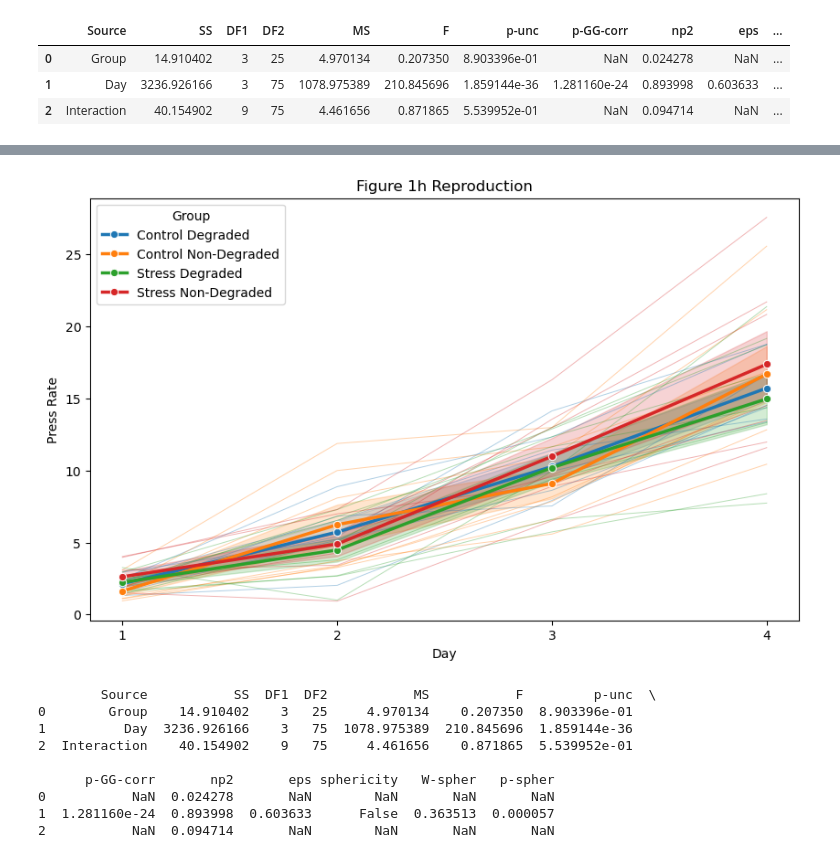
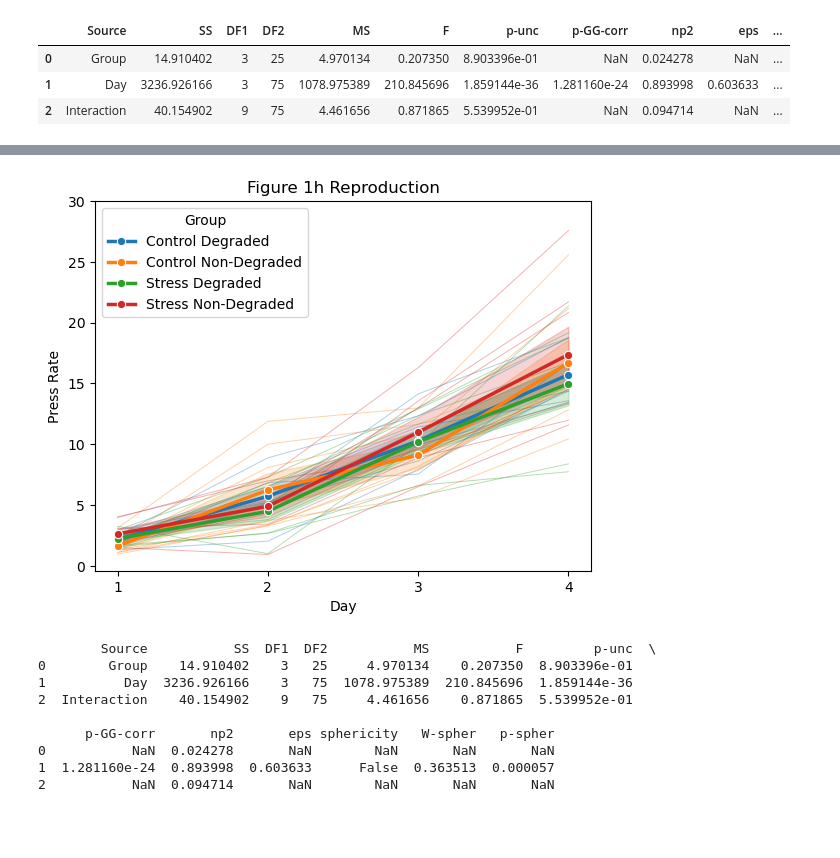
Before and after one commit to tristantd/giovannielloetal2025, a Jupyter notebook: Original_data_reproduce.ipynb, the cells around one changed output, grey strips where cells are left out. Saved outputs shown, nothing was run; the diff lists cells and outputs as text; code cells hidden in the pictures; blank space fills up the shorter version.

```diff
--- a/Original_data_reproduce.ipynb
+++ b/Original_data_reproduce.ipynb
@@ -90,40 +62,41 @@ Group Var             4.264    0.745
 # %%
 # Plot for Figure 1h
 
-plt.figure(figsize=(10,6))
+plt.figure()
 
 # Individual mouse lines
 
 ind_mouse_line = sns.lineplot(
     data=df_1h,
     x='Day',
     y='PressRate',
     hue='Group',
     estimator=None,
     units='Subject_ID',
     lw=0.7,
     alpha=0.35,
     legend=False
 )
 
 # Main lines
 main_group = sns.lineplot(
     data=df_1h,
     x='Day',
     y='PressRate',
     hue='Group',
     errorbar='se',
     lw=2.5,
     marker='o'
 )
 
 plt.title('Figure 1h Reproduction')
 plt.xlabel('Day')
 plt.xticks([1, 2, 3, 4])
+plt.yticks(range(0, 35, 5))
 plt.ylabel('Press Rate')
 plt.show()
 # %% [output]
-[figure, old version]
+[figure, new version]
 # %%
 # Figure 1h STATISTICAL ANALYSIS
 
```
Also changed, not shown: parts of 4 cells of this notebook, 5 other files.
